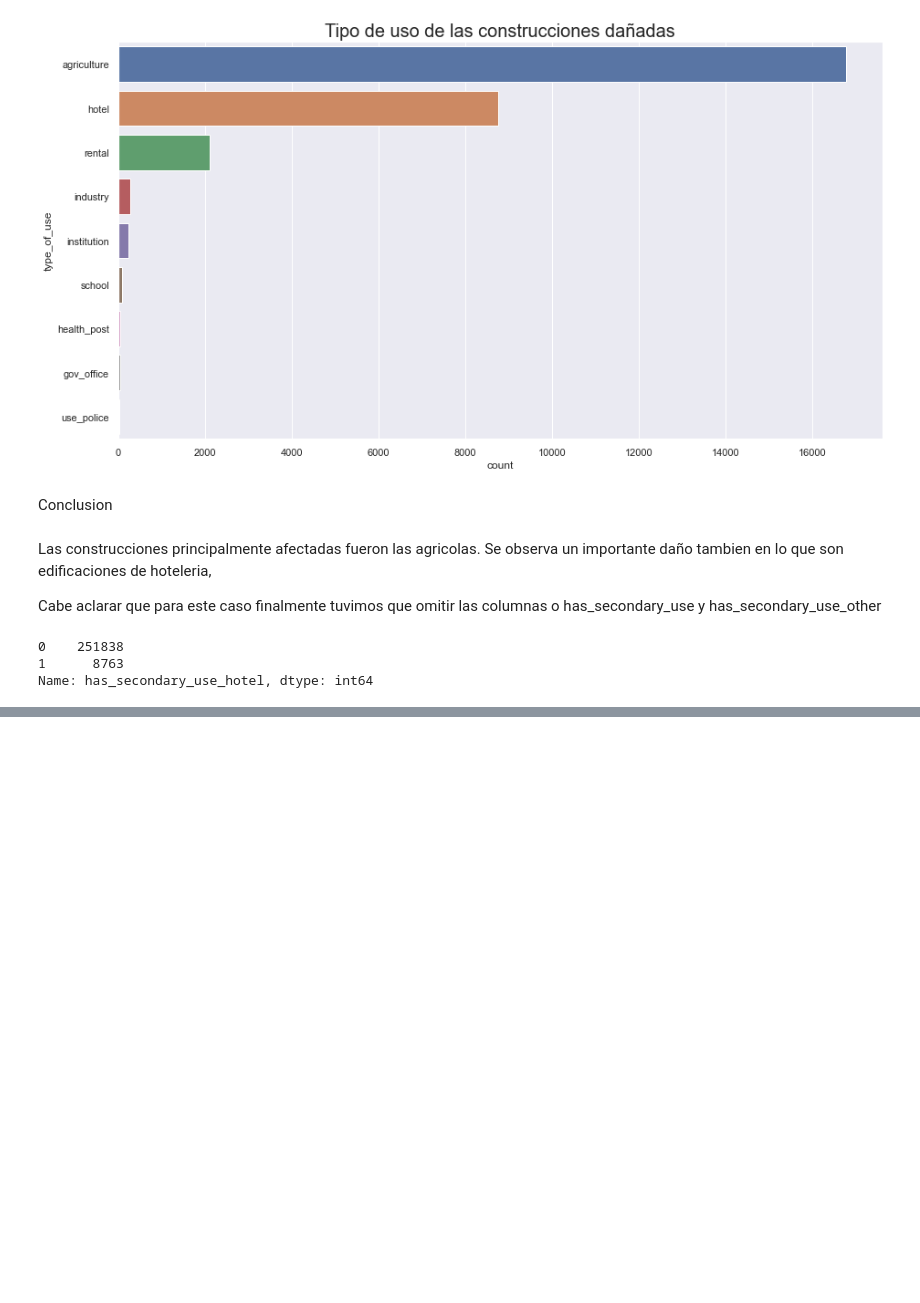
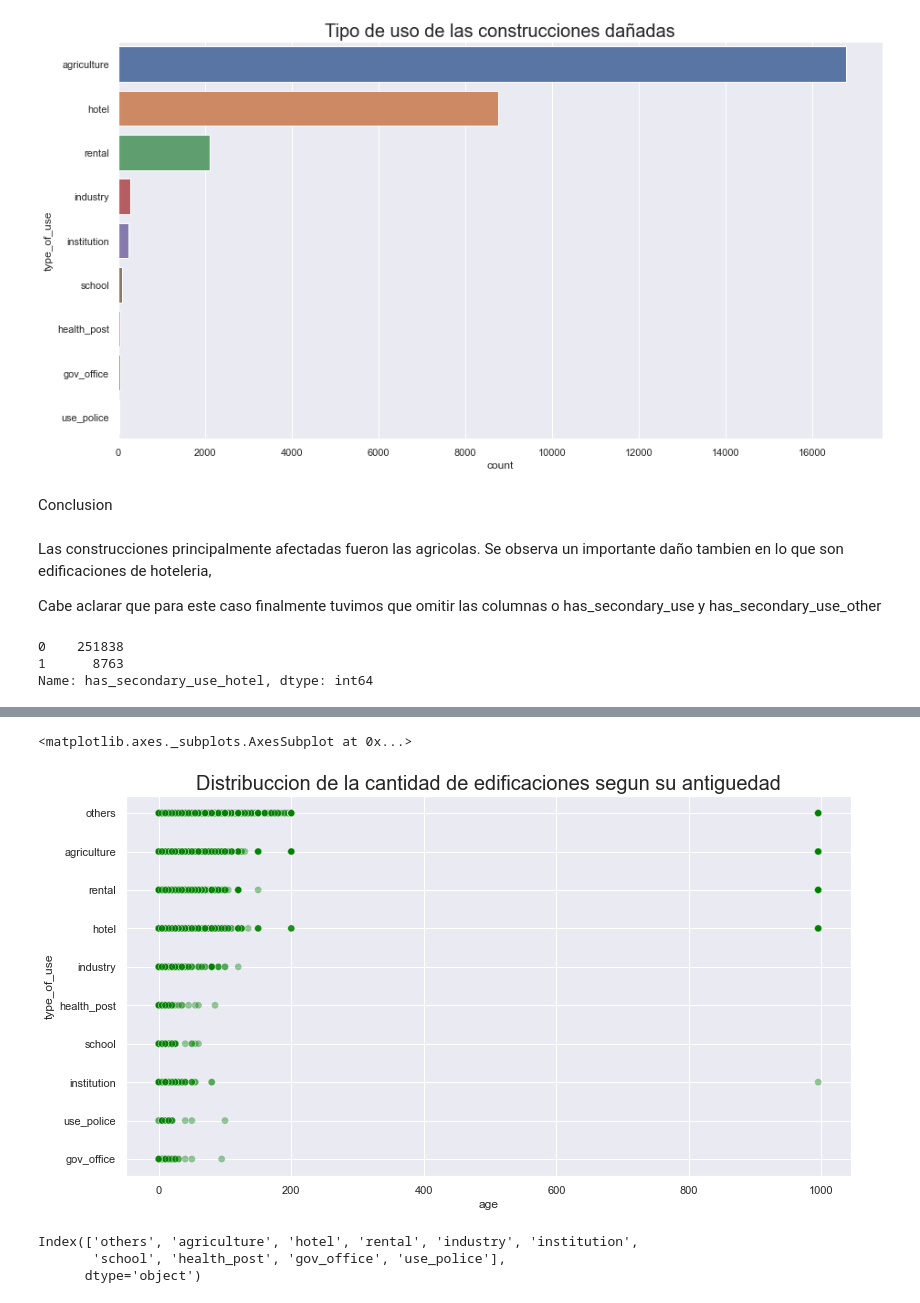
Before and after one commit to GuidoBergman/Datos---Tp1, a Jupyter notebook: tp1-cesar.ipynb, the cells around one changed output, grey strips where cells are left out. Cells and saved outputs as stored; diff of their text form; code cells hidden in the pictures; blank space fills up the shorter version.

```diff
--- a/tp1-cesar.ipynb
+++ b/tp1-cesar.ipynb
@@ -751,3 +757,5 @@ df_train['has_secondary_use_hotel'].value_counts()
 0    251838
 1      8763
 Name: has_secondary_use_hotel, dtype: int64
+# %%
+df_train_merge = df_train.merge(df_train_uses)
@@ -753,0 +778,2 @@ Name: has_secondary_use_hotel, dtype: int64
+# %%
+df_train_merge.type_of_use.fillna('others', inplace=True)
@@ -753,0 +803,4 @@ Name: has_secondary_use_hotel, dtype: int64
+# %%
+df_train_merge['count_type_of_use'] = df_train_merge.groupby(by=['type_of_use'])['type_of_use'].transform('sum')
+# %%
+df_train_merge['count_type_of_use'] = df_train_merge.groupby(by=['type_of_use'])['total'].transform('count')
@@ -753,0 +838,15 @@ Name: has_secondary_use_hotel, dtype: int64
+# %%
+plt.figure(figsize=(13,7))
+plt.title('Distribuccion de la cantidad de edificaciones segun su antiguedad', fontsize=20)
+
+sns.scatterplot(data=df_train_merge, x="age", y="type_of_use", size="total",
+                 legend=False, sizes=(50, 4000), alpha=.4, color="green")
+# %% [output]
+<matplotlib.axes._subplots.AxesSubplot at 0x...>
+[figure, added]
+# %%
+df_train_merge['type_of_use'].value_counts().index
+# %% [output]
+Index(['others', 'agriculture', 'hotel', 'rental', 'industry', 'institution',
+       'school', 'health_post', 'gov_office', 'use_police'],
+      dtype='object')
```
Also changed, not shown: parts of 79 cells of this notebook.
